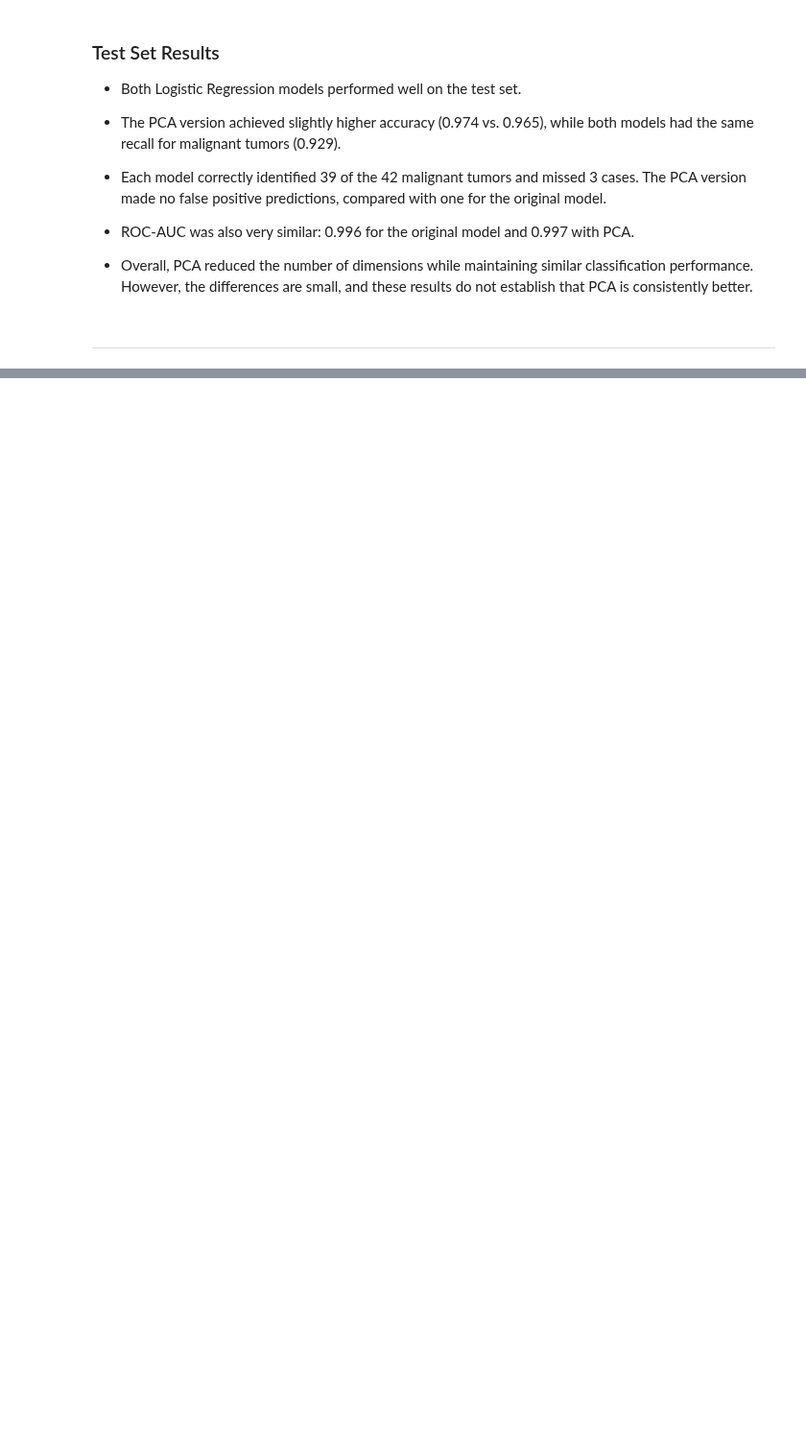
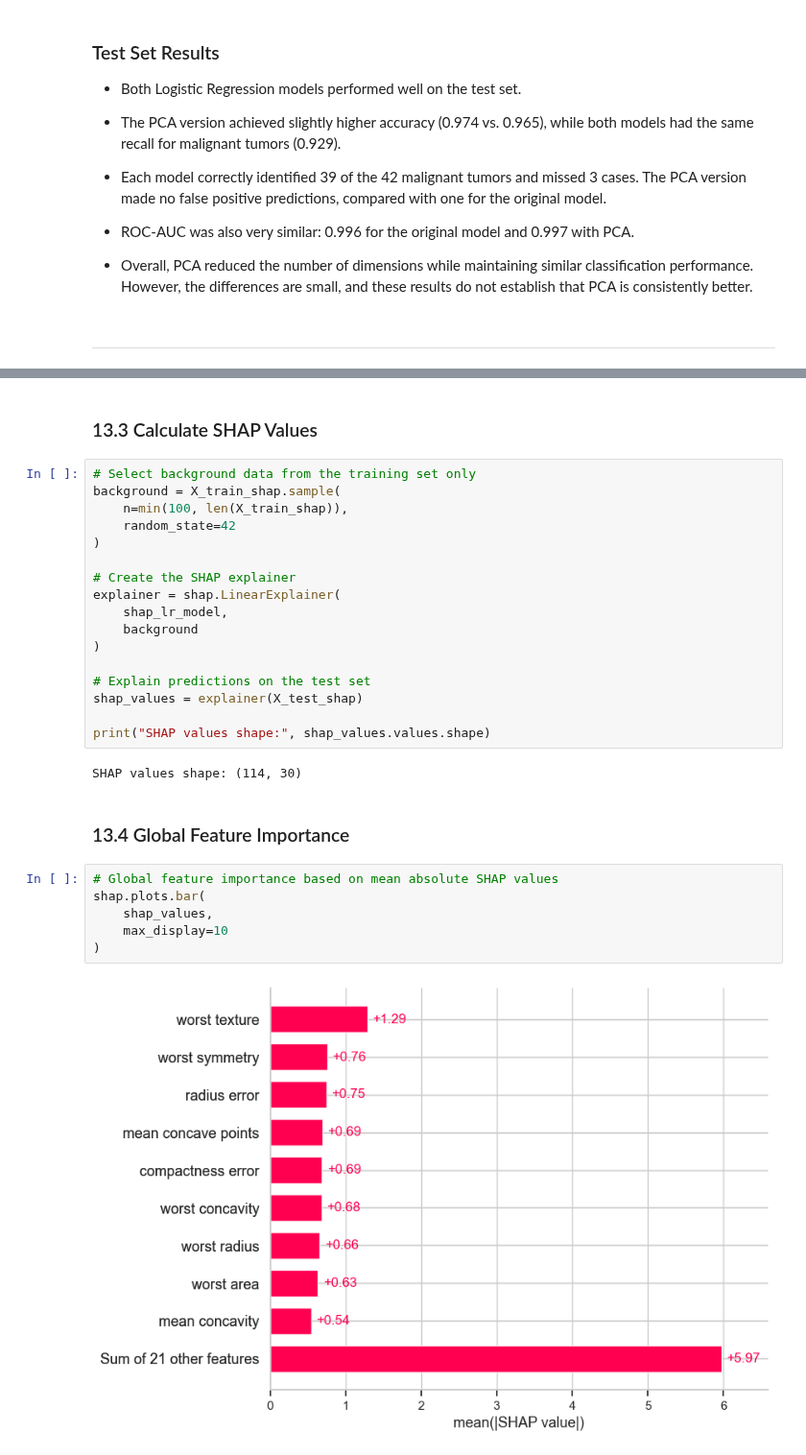
Before and after one commit to sati2799/breast-cancer-classification-ml, a Jupyter notebook: notebooks/breast_cancer_classification.ipynb, the cells around one changed output, grey strips where cells are left out. Shown at 96% size. Saved outputs shown, nothing was run; the diff lists cells and outputs as text; blank space fills up the shorter version.

```diff
--- a/notebooks/breast_cancer_classification.ipynb
+++ b/notebooks/breast_cancer_classification.ipynb
@@ -1124,0 +1096,31 @@ https://seaborn.pydata.org
+# %% [markdown]
+### 13.3 Calculate SHAP Values
+# %%
+# Select background data from the training set only
+background = X_train_shap.sample(
+    n=min(100, len(X_train_shap)),
+    random_state=42
+)
+
+# Create the SHAP explainer
+explainer = shap.LinearExplainer(
+    shap_lr_model,
+    background
+)
+
+# Explain predictions on the test set
+shap_values = explainer(X_test_shap)
+
+print("SHAP values shape:", shap_values.values.shape)
+# %% [output]
+SHAP values shape: (114, 30)
+# %% [markdown]
+### 13.4 Global Feature Importance
+# %%
+# Global feature importance based on mean absolute SHAP values
+shap.plots.bar(
+    shap_values,
+    max_display=10
+)
+# %% [output]
+[figure, added]
```
Also changed, not shown: parts of 23 cells of this notebook.
